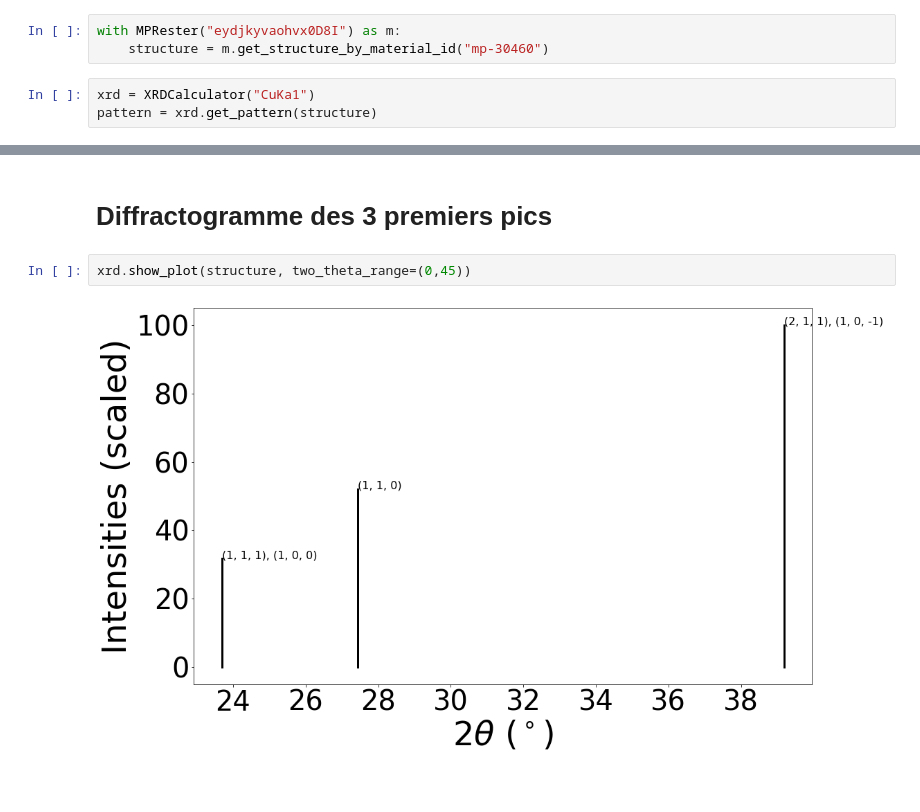
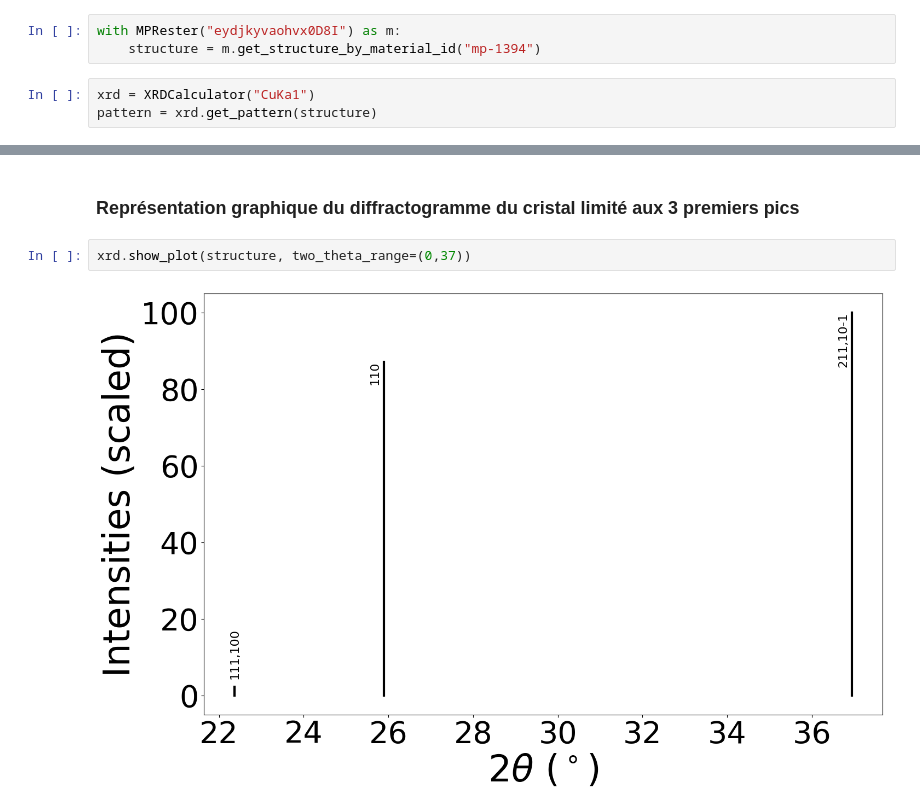
Before and after one commit to MariusJacquet/lmapr1492, a Jupyter notebook: xrd.ipynb, the cells around one changed output, grey strips where cells are left out. Drawn from its saved outputs; the diff is of its cells as text; blank space fills up the shorter version.

```diff
--- a/xrd.ipynb
+++ b/xrd.ipynb
@@ -3,7 +7,7 @@ from pymatgen.ext.matproj import MPRester
 from pymatgen.analysis.diffraction.xrd import XRDCalculator
 # %%
 with MPRester("eydjkyvaohvx0D8I") as m:
-    structure = m.get_structure_by_material_id("mp-30460")
+    structure = m.get_structure_by_material_id("mp-1394")
 # %%
 xrd = XRDCalculator("CuKa1")
 pattern = xrd.get_pattern(structure)
@@ -39,6 +46,6 @@ Pic du diffractogramme n° 3
 # %% [markdown]
-# Diffractogramme des 3 premiers pics
+### Représentation graphique du diffractogramme du cristal limité aux 3 premiers pics
 # %%
-xrd.show_plot(structure, two_theta_range=(0,45))
+xrd.show_plot(structure, two_theta_range=(0,37))
 # %% [output]
-[figure, old version]
+[figure, new version]
```
Also changed, not shown: parts of 5 cells of this notebook.
